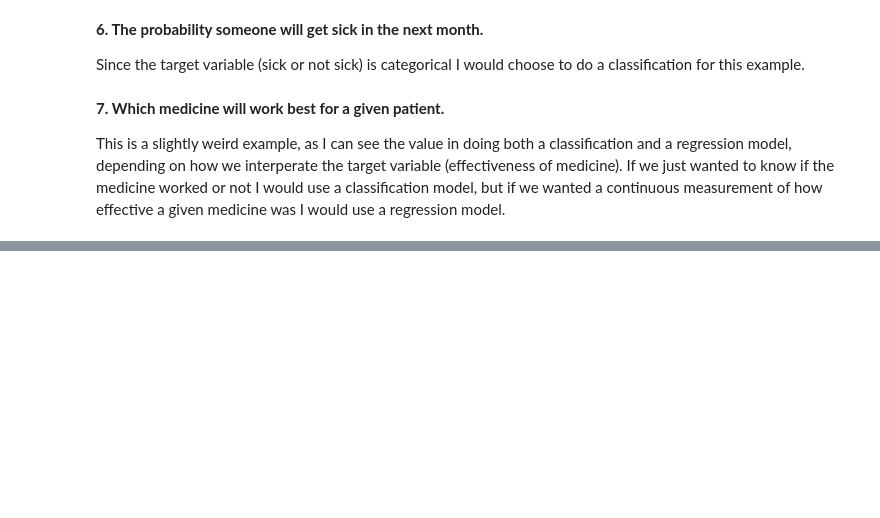
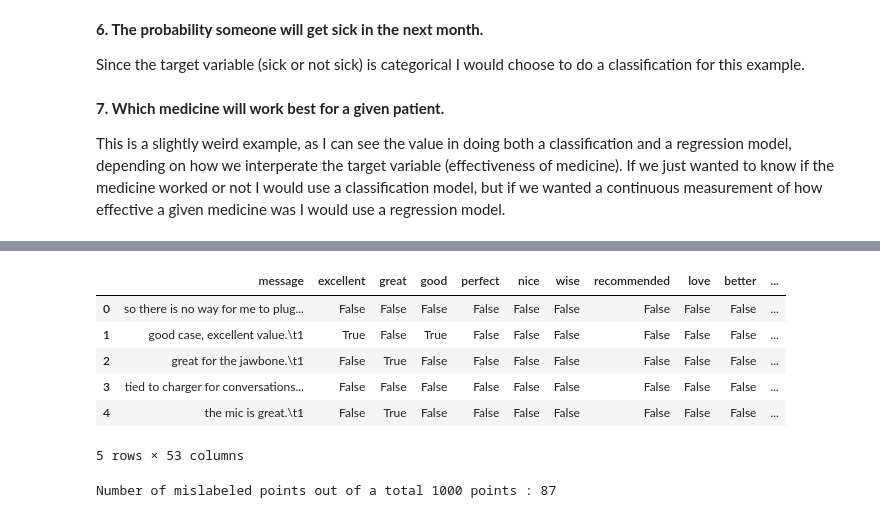
Before and after one commit to SteeleAlloy/thinkful_assignments, a Jupyter notebook: sl_solving_classification_problems.ipynb, the cells around one changed output, grey strips where cells are left out. Drawn from its saved outputs; the diff is of its cells as text; code cells hidden in the pictures; blank space fills up the shorter version.

```diff
--- a/sl_solving_classification_problems.ipynb
+++ b/sl_solving_classification_problems.ipynb
@@ -33,0 +172,38 @@ This is a slightly weird example, as I can see the value in doing both a classif
+# %%
+# Creating dummy columns below to return a number value for each of the keywords
+sentiment_df['excellent_p'] = sentiment_df.excellent.map({True: 1, False:0})
+sentiment_df['great_p'] = sentiment_df.great.map({True:1, False:0})
+sentiment_df['good_p'] = sentiment_df.good.map({True:1, False:0})
+sentiment_df['perfect_p'] = sentiment_df.perfect.map({True:1, False:0})
+sentiment_df['nice_p'] = sentiment_df.nice.map({True:1, False:0})
+sentiment_df['wise_p'] = sentiment_df.wise.map({True:1, False:0})
+sentiment_df['recommended_p'] = sentiment_df.recommended.map({True:1, False:0})
+sentiment_df['love_p'] = sentiment_df.love.map({True:1, False:0})
+sentiment_df['better_p'] = sentiment_df.better.map({True:1, False:0})
+sentiment_df['comfortable_p'] = sentiment_df.comfortable.map({True:1, False:0})
+sentiment_df['cool_p'] = sentiment_df.cool.map({True:1, False:0})
+sentiment_df['happy_p'] = sentiment_df.happy.map({True:1, False:0})
+sentiment_df['simple_p'] = sentiment_df.simple.map({True:1, False:0})
+sentiment_df['tremendous_p'] = sentiment_df.tremendous.map({True:1, False:0})
+sentiment_df['exactly_p'] = sentiment_df.exactly.map({True:1, False:0})
+sentiment_df['best_p'] = sentiment_df.best.map({True:1, False:0})
+sentiment_df['must_p'] = sentiment_df.must.map({True:1, False:0})
+sentiment_df['loved_p'] = sentiment_df.loved.map({True:1, False:0})
+sentiment_df['well_p'] = sentiment_df.well.map({True:1, False:0})
+sentiment_df['ideal_p'] = sentiment_df.ideal.map({True:1, False:0})
+sentiment_df['highly_p'] = sentiment_df.highly.map({True:1, False:0})
+sentiment_df['fine_p'] = sentiment_df.fine.map({True:1, False:0})
+sentiment_df['right_p'] = sentiment_df.right.map({True:1, False:0})
+sentiment_df['useful_p'] = sentiment_df.useful.map({True:1, False:0})
+sentiment_df['all_p'] = sentiment_df['all'].map({True:1, False:0})
+sentiment_df['reasonable_p'] = sentiment_df.reasonable.map({True:1, False:0})
+# %%
+sentiment_df.head()
+# %% [output]
+|  | message | excellent | great | good | perfect | nice | wise | recommended | love | better | ... |
+| 0 | so there is no way for me to plug... | False | False | False | False | False | False | False | False | False | ... |
+| 1 | good case, excellent value.\t1 | True | False | True | False | False | False | False | False | False | ... |
+| 2 | great for the jawbone.\t1 | False | True | False | False | False | False | False | False | False | ... |
+| 3 | tied to charger for conversations... | False | False | False | False | False | False | False | False | False | ... |
+| 4 | the mic is great.\t1 | False | True | False | False | False | False | False | False | False | ... |
+5 rows × 53 columns
@@ -33,0 +217,20 @@ This is a slightly weird example, as I can see the value in doing both a classif
+# %%
+# Our data is binary / boolean, so we're importing the Bernoulli classifier.
+from sklearn.naive_bayes import BernoulliNB
+
+# Instantiate our model and store it in a new variable.
+bnb = BernoulliNB()
+
+# Fit our model to the data.
+bnb.fit(data, target)
+
+# Classify, storing the result in a new variable.
+y_pred = bnb.predict(data)
+
+# Display our results.
+print("Number of mislabeled points out of a total {} points : {}".format(
+    data.shape[0],
+    (target != y_pred).sum()
+))
+# %% [output]
+Number of mislabeled points out of a total 1000 points : 87
```
Also changed, not shown: parts of 49 cells of this notebook.
